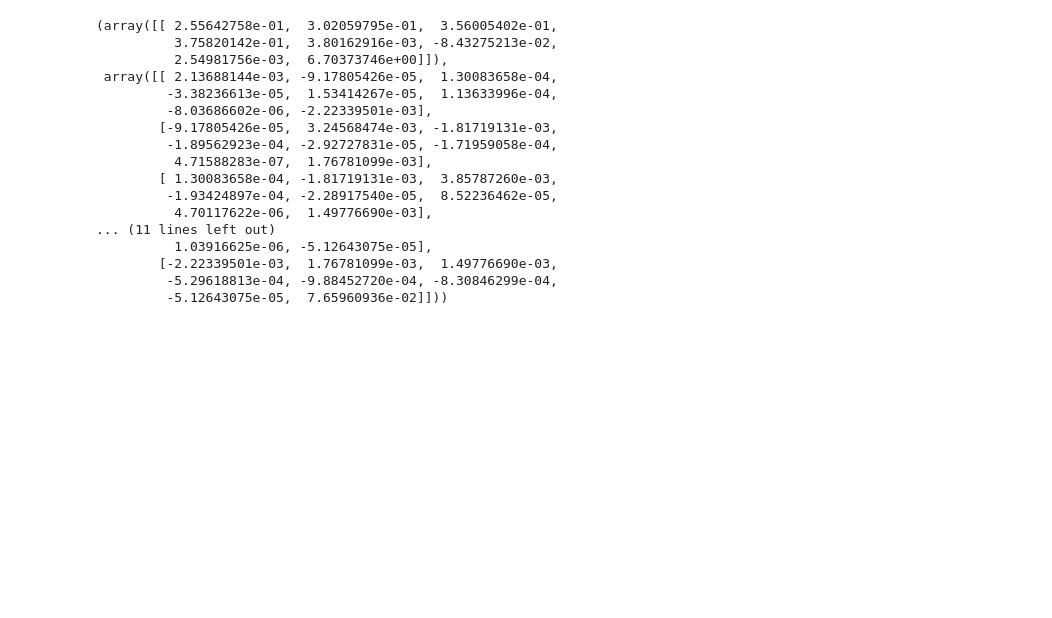
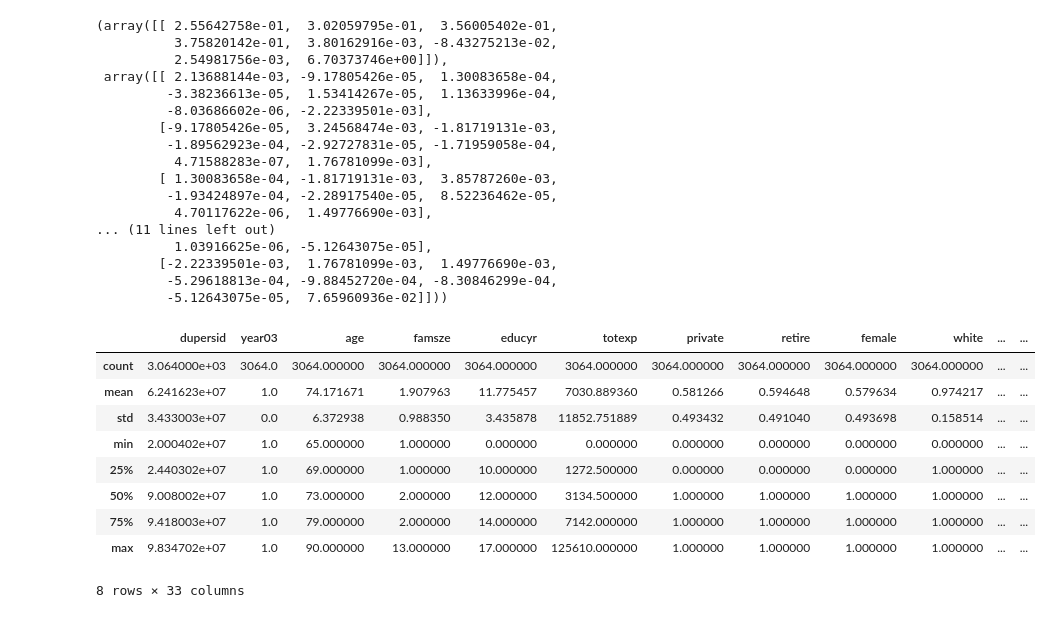
Before and after one commit to toniopap/toniopap.github.io, a Jupyter notebook: provastataintopy.ipynb, the cells around one changed output. Cells and saved outputs as stored; diff of their text form; code cells hidden in the pictures; blank space fills up the shorter version.

```diff
--- a/provastataintopy.ipynb
+++ b/provastataintopy.ipynb
@@ -182,3 +164,16 @@ myereturnlist['e(b)'], myereturnlist['e(V)']
         [-2.22339501e-03,  1.76781099e-03,  1.49776690e-03,
          -5.29618813e-04, -9.88452720e-04, -8.30846299e-04,
          -5.12643075e-05,  7.65960936e-02]]))
+# %%
+df.describe()
+# %% [output]
+|  | dupersid | year03 | age | famsze | educyr | totexp | private | retire | female | white | ... | ... |
+| count | 3.064000e+03 | 3064.0 | 3064.000000 | 3064.000000 | 3064.000000 | 3064.000000 | 3064.000000 | 3064.000000 | 3064.000000 | 3064.000000 | ... | ... |
+| mean | 6.241623e+07 | 1.0 | 74.171671 | 1.907963 | 11.775457 | 7030.889360 | 0.581266 | 0.594648 | 0.579634 | 0.974217 | ... | ... |
+| std | 3.433003e+07 | 0.0 | 6.372938 | 0.988350 | 3.435878 | 11852.751889 | 0.493432 | 0.491040 | 0.493698 | 0.158514 | ... | ... |
+| min | 2.000402e+07 | 1.0 | 65.000000 | 1.000000 | 0.000000 | 0.000000 | 0.000000 | 0.000000 | 0.000000 | 0.000000 | ... | ... |
+| 25% | 2.440302e+07 | 1.0 | 69.000000 | 1.000000 | 10.000000 | 1272.500000 | 0.000000 | 0.000000 | 0.000000 | 1.000000 | ... | ... |
+| 50% | 9.008002e+07 | 1.0 | 73.000000 | 2.000000 | 12.000000 | 3134.500000 | 1.000000 | 1.000000 | 1.000000 | 1.000000 | ... | ... |
+| 75% | 9.418003e+07 | 1.0 | 79.000000 | 2.000000 | 14.000000 | 7142.000000 | 1.000000 | 1.000000 | 1.000000 | 1.000000 | ... | ... |
+| max | 9.834702e+07 | 1.0 | 90.000000 | 13.000000 | 17.000000 | 125610.000000 | 1.000000 | 1.000000 | 1.000000 | 1.000000 | ... | ... |
+8 rows × 33 columns
```
Also changed, not shown: parts of 1 cell of this notebook, 1 other file.
